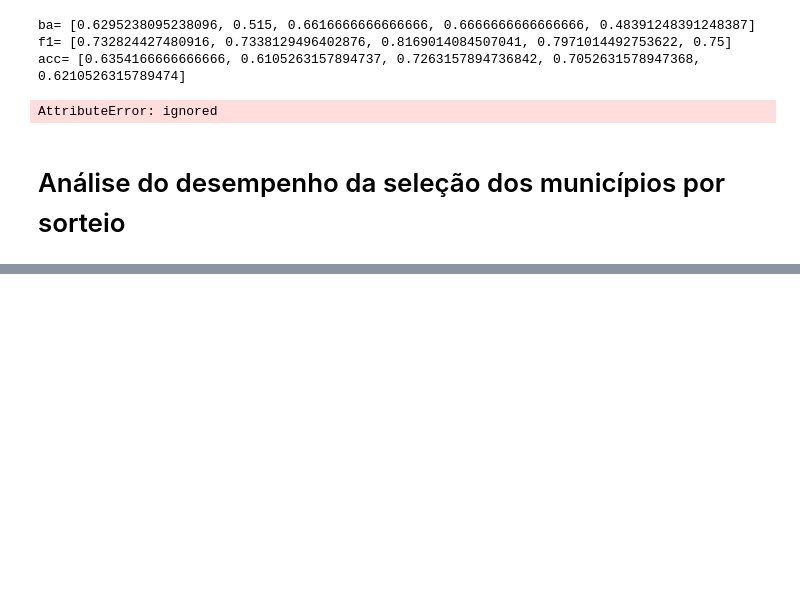
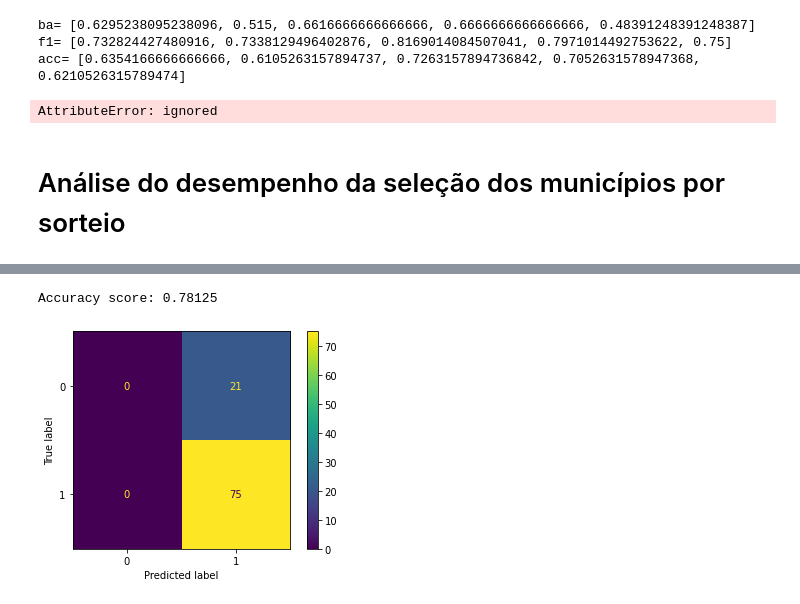
Before and after one commit to paulorobertolds/Bootcamp_corruption, a Jupyter notebook: Copy_of_Cópia_de_Análise_do_projeto_com_Voting_Gridsearch_Baysean_Over_sampling.ipynb, the cells around one changed output, grey strips where cells are left out. Saved outputs shown, nothing was run; the diff lists cells and outputs as text; code cells hidden in the pictures; blank space fills up the shorter version.

```diff
--- a/Copy_of_Cópia_de_Análise_do_projeto_com_Voting_Gridsearch_Baysean_Over_sampling.ipynb
+++ b/Copy_of_Cópia_de_Análise_do_projeto_com_Voting_Gridsearch_Baysean_Over_sampling.ipynb
@@ -852,0 +834,37 @@ AttributeError: ignored
+# %%
+from sklearn.metrics import accuracy_score
+predictions = cls.predict(X_test)
+print("Accuracy score:", accuracy_score(y_test, predictions))
+# %% [output]
+Accuracy score: 0.78125
+# %%
+#from sklearn.metrics import plot_confusion_matrix
+#cm = plot_confusion_matrix(cls, X_test, y_test, values_format='d');
+#cm = plot_confusion_matrix(X_test, cls.predict(y_test));
+#plot_confusion_matrix(cls, X_test, y_test, values_format='d',title='AutoMl',);
+from sklearn.metrics import ConfusionMatrixDisplay
+#ConfusionMatrixDisplay.from_estimator(cls, X_test, y_test)
+from sklearn.metrics import plot_confusion_matrix
+plot_confusion_matrix(cls, X_test, y_test, values_format='d');
+
+
+#ConfusionMatrixDisplay.from_estimator(cls, X_test, y_test)
+
+# ax= plt.subplot()
+# sns.heatmap(cm, annot=True, ax = ax) #annot=True to annotate cells
+
+
+# # # Matriz de confusão para o Stacking com o Logistic Regression como final estimator
+# # cm = confusion_matrix(y_test, vot.predict(X_test))
+# # ax= plt.subplot()
+# # sns.heatmap(cm, annot=True, ax = ax) #annot=True to annotate cells
+
+# # labels, title and ticks
+# ax.set_xlabel('Predicted labels')
+# ax.set_ylabel('True labels')
+# ax.set_title('Ensemble (Voting Classifier)')
+# ax.xaxis.set_ticklabels(['baixo', 'alto'])
+# ax.yaxis.set_ticklabels(['alto', 'baixo'])
+# plt.show();
+# %% [output]
+[figure, added]
```
Also changed, not shown: parts of 29 cells of this notebook.
